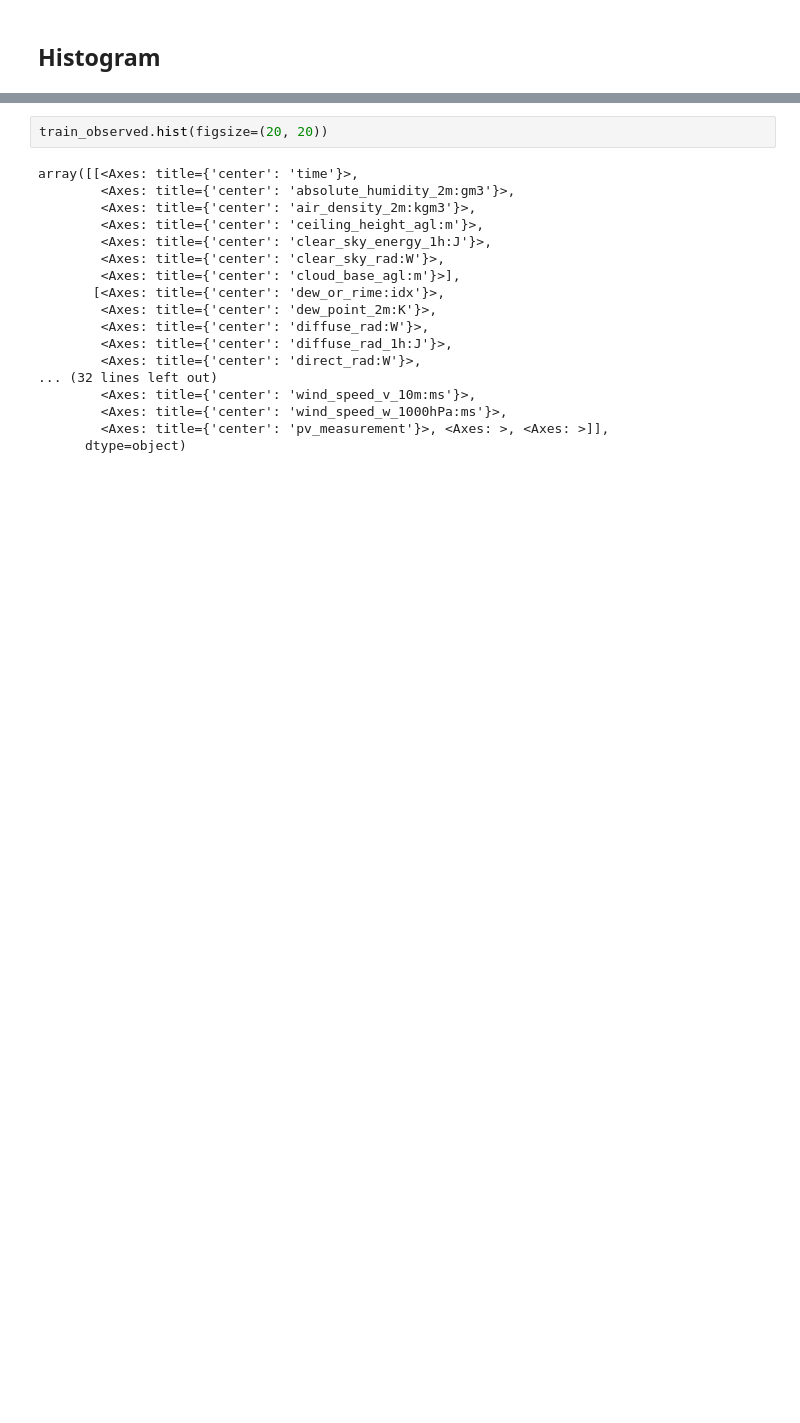
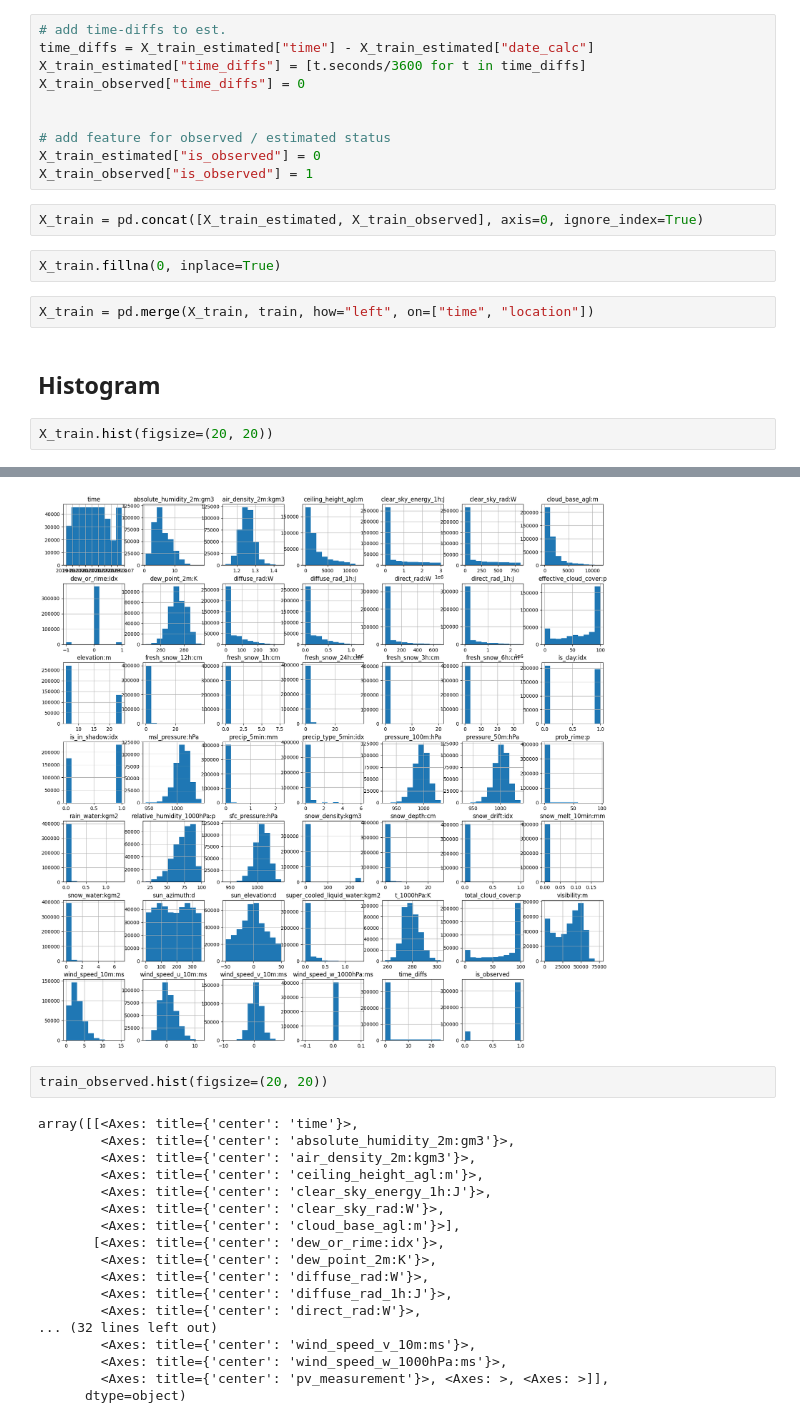
Before and after one commit to taheeraahmed/tdt4173-project, a Jupyter notebook: data_exploration.ipynb, the cells around one changed output, grey strips where cells are left out. Cells and saved outputs as stored; diff of their text form; blank space fills up the shorter version.

```diff
--- a/data_exploration.ipynb
+++ b/data_exploration.ipynb
@@ -55,5 +55,24 @@ train_estimated = pd.merge(X_train_estimated, train, how="left", on=["time", "lo
 # %%
 train_observed['location'] = pd.Categorical(train_observed.location)
 train_estimated['location'] = pd.Categorical(train_estimated.location)
+# %%
+# add time-diffs to est.
+time_diffs = X_train_estimated["time"] - X_train_estimated["date_calc"]
+X_train_estimated["time_diffs"] = [t.seconds/3600 for t in time_diffs]
+X_train_observed["time_diffs"] = 0
+
+
+# add feature for observed / estimated status
+X_train_estimated["is_observed"] = 0
+X_train_observed["is_observed"] = 1
+# %%
+X_train = pd.concat([X_train_estimated, X_train_observed], axis=0, ignore_index=True)
+# %%
+X_train.fillna(0, inplace=True)
+# %%
+X_train = pd.merge(X_train, train, how="left", on=["time", "location"])
 # %% [markdown]
 ## Histogram
+# %%
+X_train.hist(figsize=(20, 20))
+# %% [output]
@@ -60,3 +96,4 @@ train_estimated['location'] = pd.Categorical(train_estimated.location)
+[figure, added]
 # %%
 train_observed.hist(figsize=(20, 20))
 # %% [output]
```
Also changed, not shown: parts of 20 cells of this notebook, 1 other file.
